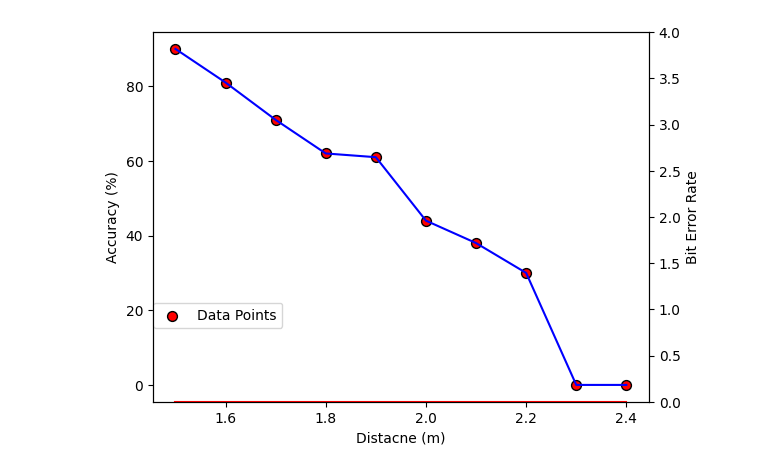
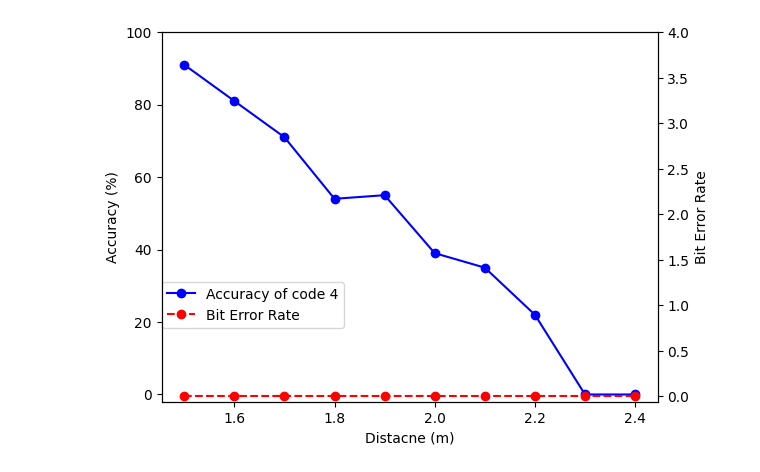
Before and after one commit to nguyendinhquan140701/LEDs_Data_Processing, a Jupyter notebook: Encode_Decode/draw/case1.ipynb, the cells around one changed output. Drawn from its saved outputs; the diff is of its cells as text; code cells hidden in the pictures.

```diff
--- a/Encode_Decode/draw/case1.ipynb
+++ b/Encode_Decode/draw/case1.ipynb
@@ -3,7 +3,7 @@ import matplotlib.pyplot as plt
 import numpy as np
 import pandas as pd
 # %%
-path_file = "E:\Project\OOC\LEDs_Data_Processing\Encode_Decode\draw\data\data.xlsx"
+path_file = "D:\Download\Project\LEDs_Data_Processing\Encode_Decode\draw\data\data.xlsx"
 df = pd.read_excel(path_file)
 print(df)
 # %% [output]
@@ -35,18 +35,28 @@ c1_ber_accuracy = df.iloc[:10, 5]
 # %%
 fig, ax1 = plt.subplots()
 ax1.set_xlabel('Distacne (m)')
 ax1.set_ylabel('Accuracy (%)', color='black')
-ax1.set_yticks(np.arange(0, 100, 20))
-ax1.plot(distance, c1_code1_accuracy, color='blue')
+# ax1.set_xlim(1.6, 2)
+ax1.set_ylim(-2, 100)
+line1 =ax1.plot(distance, c1_code4_accuracy, color='blue', label='Accuracy of code 4', marker = 'o')
 ax1.tick_params(axis='y', labelcolor='black')
-ax1.scatter(distance, c1_code1_accuracy, color='red', edgecolors='black', s=50, label='Data Points')
-ax1.legend(loc=(0, 0.2))
+ax1.scatter(distance, c1_code4_accuracy, color='blue', edgecolors='blue', s=3)
+# ax1.legend(loc=(0, 0.25))
 
 
 ax2 = ax1.twinx()
-ax2.set_ylim(0, 4)
+ax2.set_ylim(-0.06, 4)
 ax2.set_ylabel('Bit Error Rate', color='black')
-ax2.plot(distance, c1_ber_accuracy, color='red')
+line2 = ax2.plot(distance, c1_ber_accuracy, color='red', label='Bit Error Rate', linestyle='--', marker = 'o')
 ax2.tick_params(axis='y', labelcolor='black')
+ax1.scatter(distance, c1_ber_accuracy, color='red', edgecolors='red', s= 0.1 )
+
+
+lines = ax1.get_lines() + ax2.get_lines()
+labels = [line.get_label() for line in lines]
+ax1.legend(lines, labels, loc=(0, 0.2))  # Hiển thị hộp chú thích kết hợp trên ax1
+plt.savefig('c1_code4.png')
+# ax2.legend(loc=(0, 0.2))
+print("hello world")
 # %% [output]
-[figure, old version]
+[figure, new version]
```
Also changed, not shown: 1 other file.
